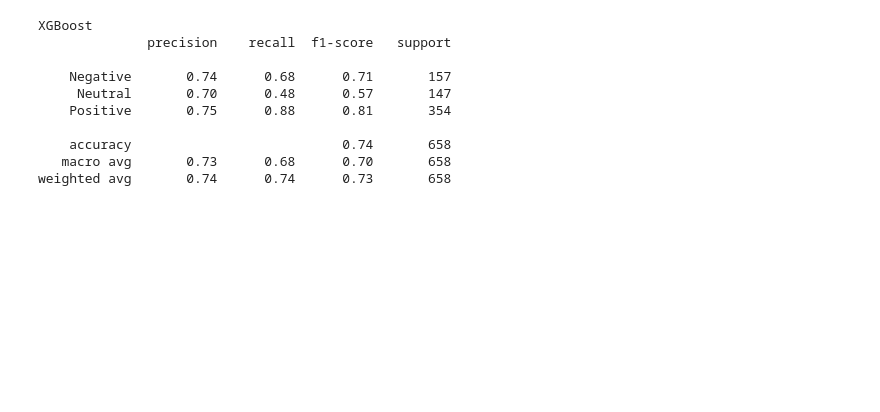
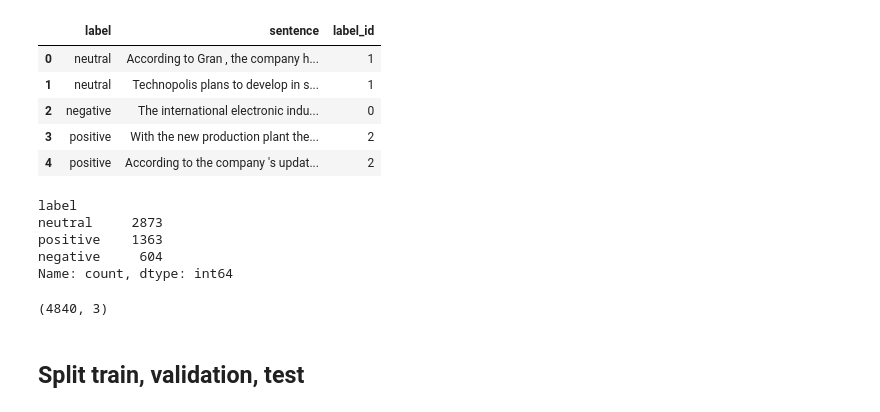
Before and after one commit to Riskyduha/Natural-Language-Processing, a Jupyter notebook: main.ipynb, the cells around one changed output. Cells and saved outputs as stored; diff of their text form; code cells hidden in the pictures; blank space fills up the shorter version.

```diff
--- a/main.ipynb
+++ b/main.ipynb
@@ -189,32 +0,0 @@ weighted avg       0.77      0.76      0.76       658
-# %%
-from xgboost import XGBClassifier
-
-xgb_model = XGBClassifier(
-    objective='multi:softprob',
-    num_class=3,
-    eval_metric='mlogloss',
-    n_estimators=300,
-    learning_rate=0.05,
-    max_depth=6,
-    subsample=0.8,
-    colsample_bytree=0.8,
-    random_state=42,
-)
-
-xgb_model.fit(X_train_tfidf, y_train)
-
-y_pred_xgb = xgb_model.predict(X_test_tfidf)
-
-print("XGBoost")
-print(classification_report(y_test, y_pred_xgb, target_names=le.classes_))
-# %% [output]
-XGBoost
-              precision    recall  f1-score   support
-
-    Negative       0.74      0.68      0.71       157
-     Neutral       0.70      0.48      0.57       147
-    Positive       0.75      0.88      0.81       354
-
-    accuracy                           0.74       658
-   macro avg       0.73      0.68      0.70       658
-weighted avg       0.74      0.74      0.73       658
@@ -220,0 +21,42 @@ weighted avg       0.74      0.74      0.73       658
+# %%
+df = pd.read_csv(
+    "dataset/financial_news.csv",
+    encoding="latin1",
+    header=None,
+    names=["label", "sentence"]
+)
+
+df["sentence"] = df["sentence"].fillna("").astype(str).str.strip()
+df["sentence"] = df["sentence"].str.replace(r"\s+", " ", regex=True)
+df["label"] = df["label"].astype(str).str.strip().str.lower()
+
+valid_labels = ["negative", "neutral", "positive"]
+df = df[df["label"].isin(valid_labels)].drop_duplicates().reset_index(drop=True)
+
+label2id = {"negative": 0, "neutral": 1, "positive": 2}
+id2label = {v: k for k, v in label2id.items()}
+
+df["label_id"] = df["label"].map(label2id)
+# %%
+df.head()
+# %% [output]
+|  | label | sentence | label_id |
+| 0 | neutral | According to Gran , the company h... | 1 |
+| 1 | neutral | Technopolis plans to develop in s... | 1 |
+| 2 | negative | The international electronic indu... | 0 |
+| 3 | positive | With the new production plant the... | 2 |
+| 4 | positive | According to the company 's updat... | 2 |
+# %%
+df.label.value_counts()
+# %% [output]
+label
+neutral     2873
+positive    1363
+negative     604
+Name: count, dtype: int64
+# %%
+df.shape
+# %% [output]
+(4840, 3)
+# %% [markdown]
+## Split train, validation, test
```
Also changed, not shown: parts of 51 cells of this notebook, 20 other files.
